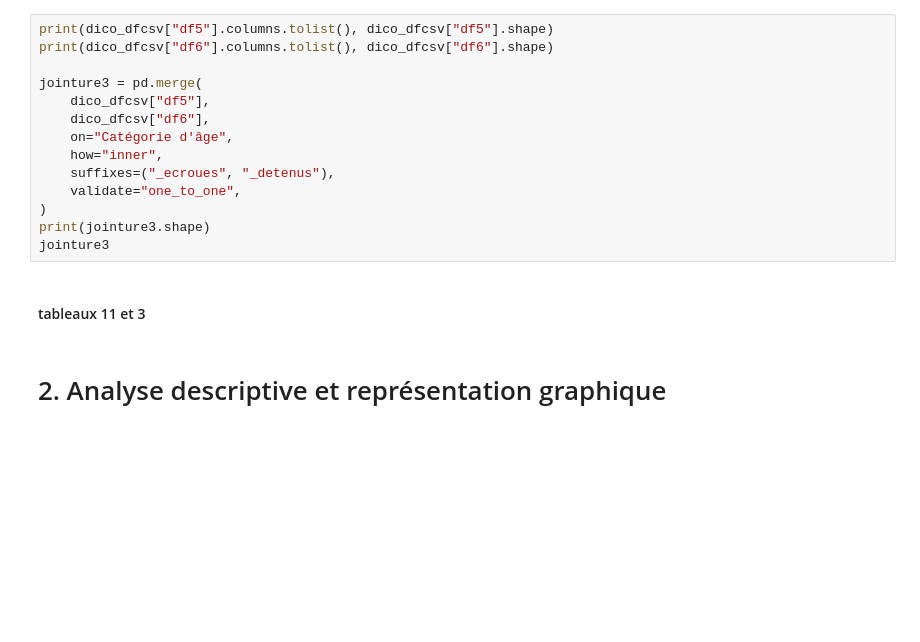
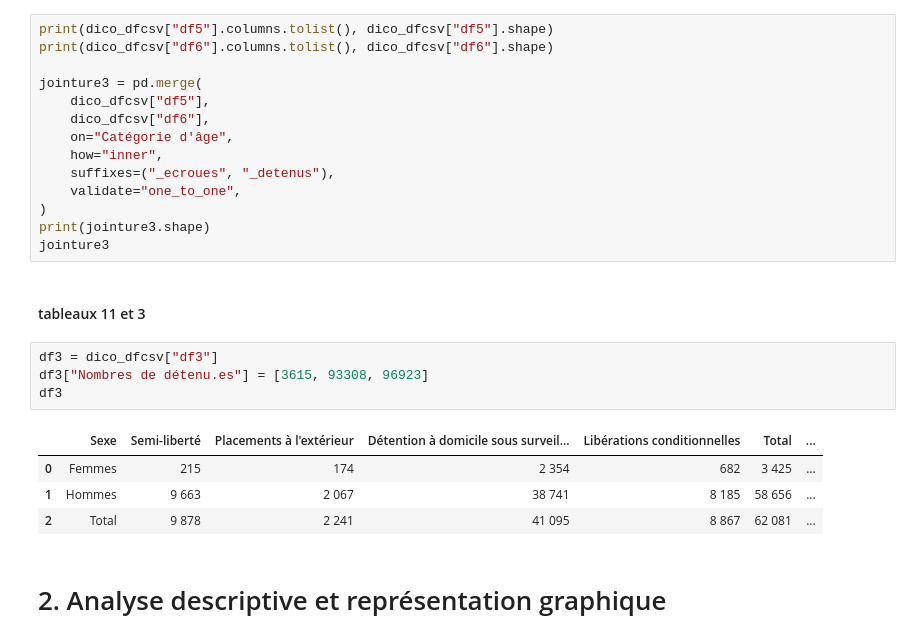
Before and after one commit to lili-dupont/python-for-data-science, a Jupyter notebook: code/notebook.ipynb, the cells around one changed output. Saved outputs shown, nothing was run; the diff lists cells and outputs as text; blank space fills up the shorter version.

Commit message:
tableau amengmt peine

```diff
--- a/code/notebook.ipynb
+++ b/code/notebook.ipynb
@@ -274,6 +311,15 @@ print(jointure3.shape)
 jointure3
 # %% [markdown]
 #### tableaux 11 et 3
+# %%
+df3 = dico_dfcsv["df3"]
+df3["Nombres de détenu.es"] = [3615, 93308, 96923]
+df3
+# %% [output]
+|  | Sexe | Semi-liberté | Placements à l'extérieur | Détention à domicile sous surveil... | Libérations conditionnelles | Total | ... |
+| 0 | Femmes | 215 | 174 | 2 354 | 682 | 3 425 | ... |
+| 1 | Hommes | 9 663 | 2 067 | 38 741 | 8 185 | 58 656 | ... |
+| 2 | Total | 9 878 | 2 241 | 41 095 | 8 867 | 62 081 | ... |
 # %% [markdown]
 # 2. Analyse descriptive et représentation graphique
 # %% [markdown]
```
Also changed, not shown: parts of 4 cells of this notebook.
